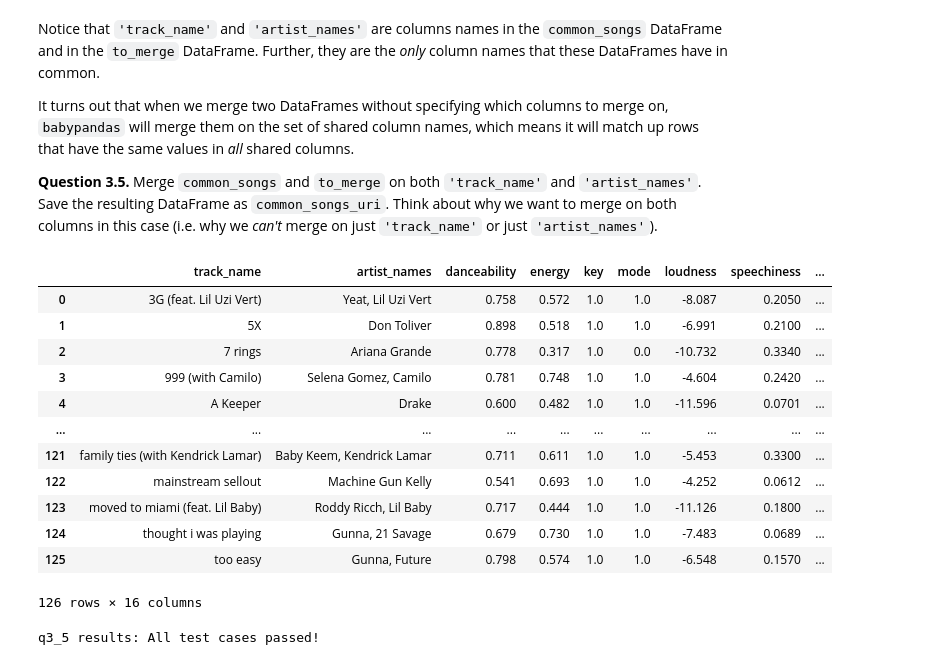
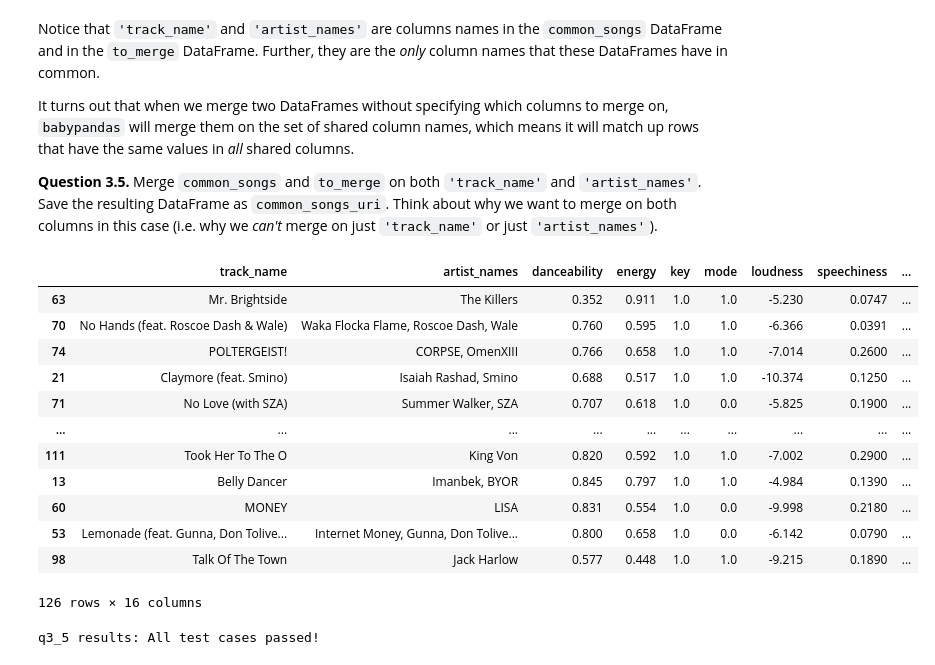
Before and after one commit to MihirYJoshi/midterm_project, a Jupyter notebook: midterm_projectUPTODATE.ipynb, the cells around one changed output. Cells and saved outputs as stored; diff of their text form; code cells hidden in the pictures.

```diff
--- a/midterm_projectUPTODATE.ipynb
+++ b/midterm_projectUPTODATE.ipynb
@@ -674,21 +674,21 @@ It turns out that when we merge two DataFrames without specifying which columns
 **Question 3.5.** Merge `common_songs` and `to_merge` on both `'track_name'` and `'artist_names'`. Save the resulting DataFrame as `common_songs_uri`. Think about why we want to merge on both columns in this case (i.e. why we _can't_ merge on just `'track_name'` or just `'artist_names'`).
 # %%
 common_songs_uri = common_songs.merge(right=to_merge)
-common_songs_uri
+common_songs_uri.sort_values("uri")
 #common_songs
 # %% [output]
 |  | track_name | artist_names | danceability | energy | key | mode | loudness | speechiness | ... |
-| 0 | 3G (feat. Lil Uzi Vert) | Yeat, Lil Uzi Vert | 0.758 | 0.572 | 1.0 | 1.0 | -8.087 | 0.2050 | ... |
-| 1 | 5X | Don Toliver | 0.898 | 0.518 | 1.0 | 1.0 | -6.991 | 0.2100 | ... |
-| 2 | 7 rings | Ariana Grande | 0.778 | 0.317 | 1.0 | 0.0 | -10.732 | 0.3340 | ... |
-| 3 | 999 (with Camilo) | Selena Gomez, Camilo | 0.781 | 0.748 | 1.0 | 1.0 | -4.604 | 0.2420 | ... |
-| 4 | A Keeper | Drake | 0.600 | 0.482 | 1.0 | 1.0 | -11.596 | 0.0701 | ... |
+| 63 | Mr. Brightside | The Killers | 0.352 | 0.911 | 1.0 | 1.0 | -5.230 | 0.0747 | ... |
+| 70 | No Hands (feat. Roscoe Dash & Wale) | Waka Flocka Flame, Roscoe Dash, Wale | 0.760 | 0.595 | 1.0 | 1.0 | -6.366 | 0.0391 | ... |
+| 74 | POLTERGEIST! | CORPSE, OmenXIII | 0.766 | 0.658 | 1.0 | 1.0 | -7.014 | 0.2600 | ... |
+| 21 | Claymore (feat. Smino) | Isaiah Rashad, Smino | 0.688 | 0.517 | 1.0 | 1.0 | -10.374 | 0.1250 | ... |
+| 71 | No Love (with SZA) | Summer Walker, SZA | 0.707 | 0.618 | 1.0 | 0.0 | -5.825 | 0.1900 | ... |
 | ... | ... | ... | ... | ... | ... | ... | ... | ... | ... |
-| 121 | family ties (with Kendrick Lamar) | Baby Keem, Kendrick Lamar | 0.711 | 0.611 | 1.0 | 1.0 | -5.453 | 0.3300 | ... |
-| 122 | mainstream sellout | Machine Gun Kelly | 0.541 | 0.693 | 1.0 | 1.0 | -4.252 | 0.0612 | ... |
-| 123 | moved to miami (feat. Lil Baby) | Roddy Ricch, Lil Baby | 0.717 | 0.444 | 1.0 | 1.0 | -11.126 | 0.1800 | ... |
-| 124 | thought i was playing | Gunna, 21 Savage | 0.679 | 0.730 | 1.0 | 1.0 | -7.483 | 0.0689 | ... |
-| 125 | too easy | Gunna, Future | 0.798 | 0.574 | 1.0 | 1.0 | -6.548 | 0.1570 | ... |
+| 111 | Took Her To The O | King Von | 0.820 | 0.592 | 1.0 | 1.0 | -7.002 | 0.2900 | ... |
+| 13 | Belly Dancer | Imanbek, BYOR | 0.845 | 0.797 | 1.0 | 1.0 | -4.984 | 0.1390 | ... |
+| 60 | MONEY | LISA | 0.831 | 0.554 | 1.0 | 0.0 | -9.998 | 0.2180 | ... |
+| 53 | Lemonade (feat. Gunna, Don Tolive... | Internet Money, Gunna, Don Tolive... | 0.800 | 0.658 | 1.0 | 0.0 | -6.142 | 0.0790 | ... |
+| 98 | Talk Of The Town | Jack Harlow | 0.577 | 0.448 | 1.0 | 1.0 | -9.215 | 0.1890 | ... |
 126 rows × 16 columns
 # %%
 grader.check("q3_5")
```
Also changed, not shown: parts of 1 cell of this notebook, 1 other file.
